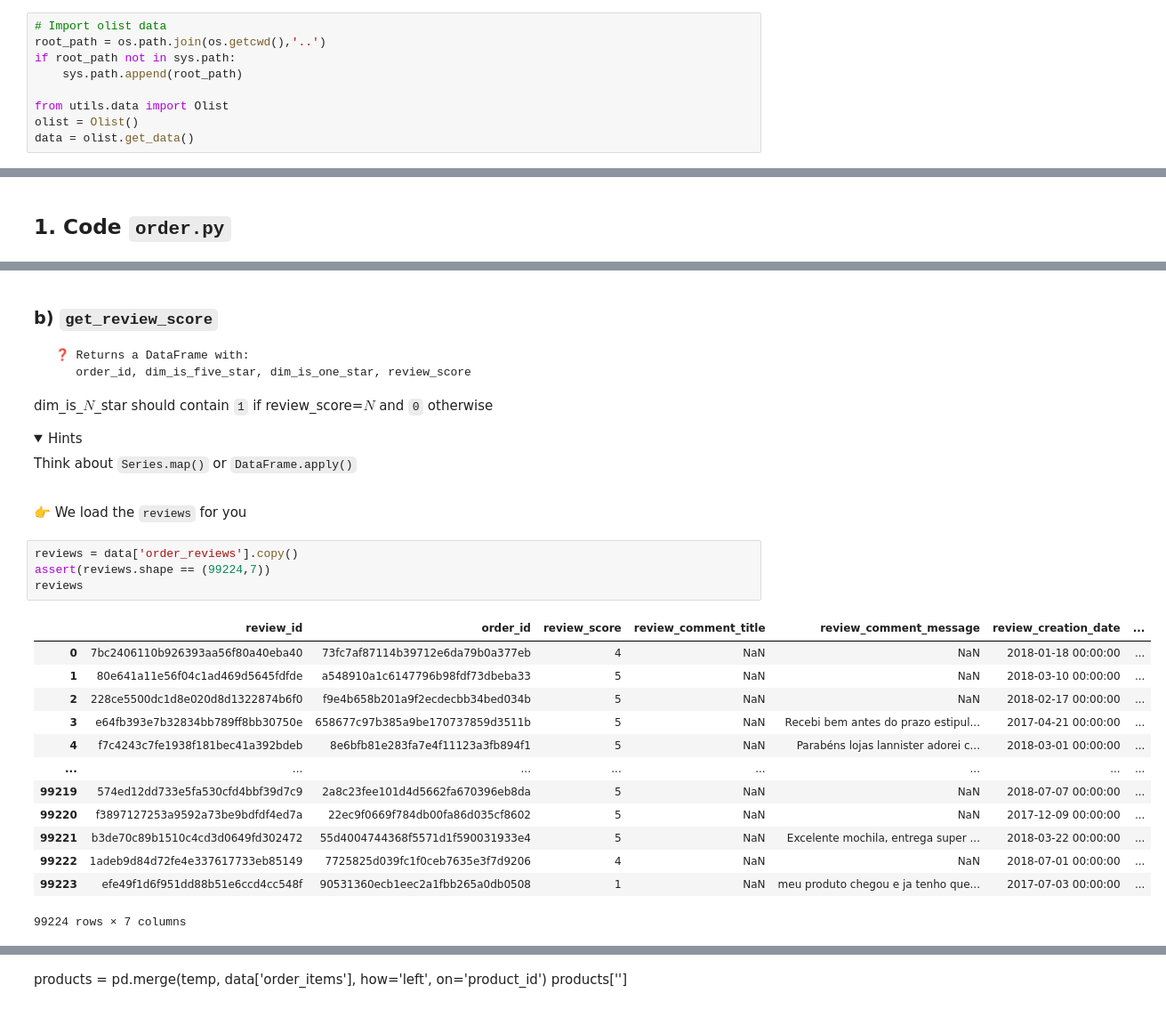
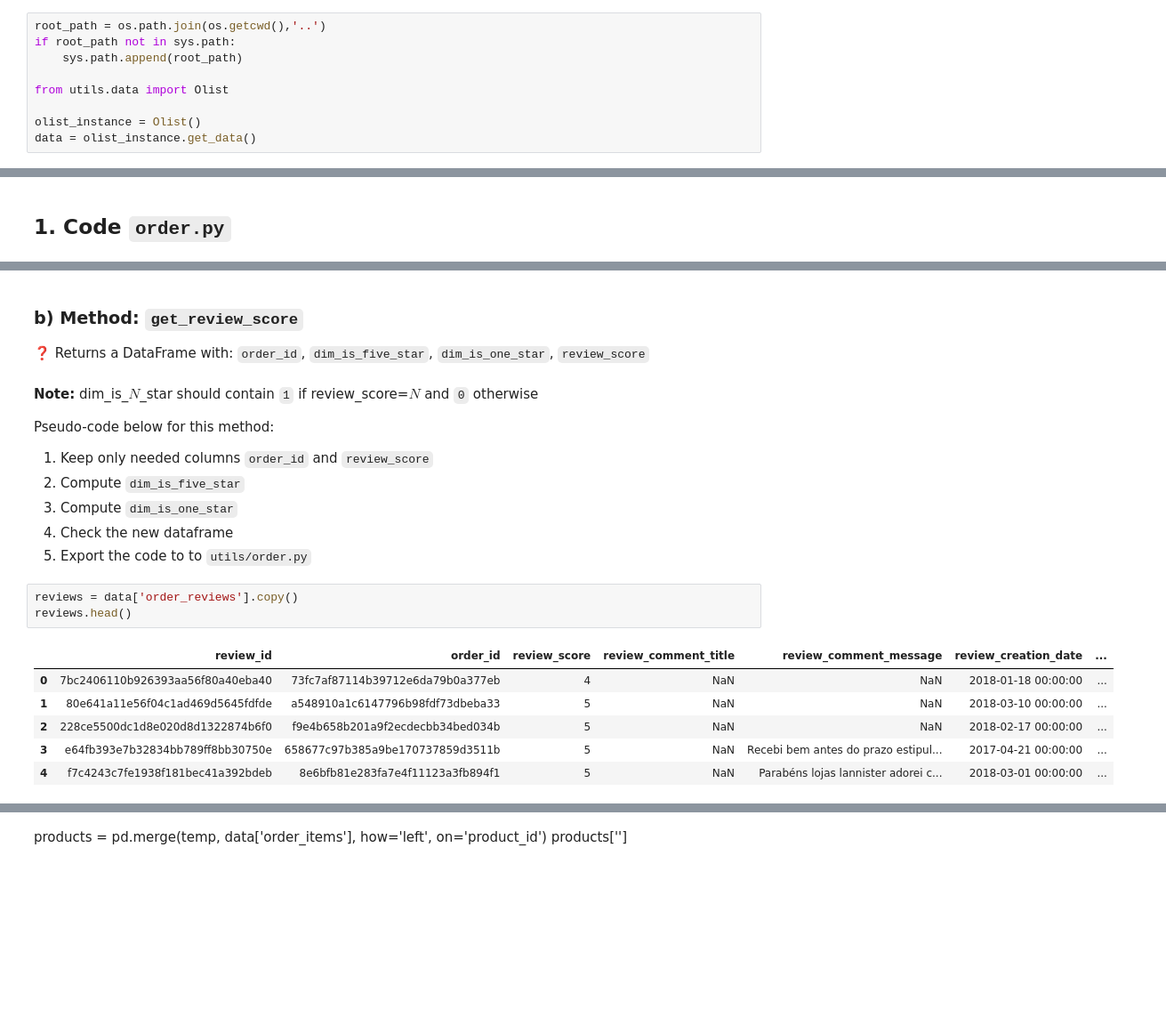
Before and after one commit to Kaaykun/OlistAnalysis, a Jupyter notebook: notebooks/04_orders.ipynb, the cells around one changed output, grey strips where cells are left out. Shown at 89% size. Drawn from its saved outputs; the diff is of its cells as text; folded sections open; blank space fills up the shorter version.

```diff
--- a/notebooks/04_orders.ipynb
+++ b/notebooks/04_orders.ipynb
@@ -72,9 +43,9 @@ import matplotlib.pyplot as plt
 # %%
-# Import olist data
 root_path = os.path.join(os.getcwd(),'..')
 if root_path not in sys.path:
     sys.path.append(root_path)
 
 from utils.data import Olist
-olist = Olist()
-data = olist.get_data()
+
+olist_instance = Olist()
+data = olist_instance.get_data()
@@ -210,35 +115,26 @@ git push origin master
-# %% [markdown]
-### b) `get_review_score`
-     ❓ Returns a DataFrame with:
-        order_id, dim_is_five_star, dim_is_one_star, review_score
-
-dim_is_$N$_star should contain `1` if review_score=$N$ and `0` otherwise
-
-<details>
-    <summary markdown='span'>Hints</summary>
-
-Think about `Series.map()` or `DataFrame.apply()`
-
-</details>
-# %% [markdown]
-👉 We load the `reviews` for you
+# %% [markdown]
+### b) Method: `get_review_score`
+❓ Returns a DataFrame with:
+  `order_id`, `dim_is_five_star`, `dim_is_one_star`, `review_score`
+# %% [markdown]
+**Note:** dim_is_$N$_star should contain `1` if review_score=$N$ and `0` otherwise
+
+Pseudo-code below for this method:
+
+1. Keep only needed columns `order_id` and `review_score`
+2. Compute `dim_is_five_star`
+3. Compute `dim_is_one_star`
+4. Check the new dataframe
+5. Export the code to to `utils/order.py`
 # %%
 reviews = data['order_reviews'].copy()
-assert(reviews.shape == (99224,7))
-reviews
+reviews.head()
 # %% [output]
 |  | review_id | order_id | review_score | review_comment_title | review_comment_message | review_creation_date | ... |
 | 0 | 7bc2406110b926393aa56f80a40eba40 | 73fc7af87114b39712e6da79b0a377eb | 4 | NaN | NaN | 2018-01-18 00:00:00 | ... |
 | 1 | 80e641a11e56f04c1ad469d5645fdfde | a548910a1c6147796b98fdf73dbeba33 | 5 | NaN | NaN | 2018-03-10 00:00:00 | ... |
 | 2 | 228ce5500dc1d8e020d8d1322874b6f0 | f9e4b658b201a9f2ecdecbb34bed034b | 5 | NaN | NaN | 2018-02-17 00:00:00 | ... |
 | 3 | e64fb393e7b32834bb789ff8bb30750e | 658677c97b385a9be170737859d3511b | 5 | NaN | Recebi bem antes do prazo estipul... | 2017-04-21 00:00:00 | ... |
 | 4 | f7c4243c7fe1938f181bec41a392bdeb | 8e6bfb81e283fa7e4f11123a3fb894f1 | 5 | NaN | Parabéns lojas lannister adorei c... | 2018-03-01 00:00:00 | ... |
-| ... | ... | ... | ... | ... | ... | ... | ... |
-| 99219 | 574ed12dd733e5fa530cfd4bbf39d7c9 | 2a8c23fee101d4d5662fa670396eb8da | 5 | NaN | NaN | 2018-07-07 00:00:00 | ... |
-| 99220 | f3897127253a9592a73be9bdfdf4ed7a | 22ec9f0669f784db00fa86d035cf8602 | 5 | NaN | NaN | 2017-12-09 00:00:00 | ... |
-| 99221 | b3de70c89b1510c4cd3d0649fd302472 | 55d4004744368f5571d1f590031933e4 | 5 | NaN | Excelente mochila, entrega super ... | 2018-03-22 00:00:00 | ... |
-| 99222 | 1adeb9d84d72fe4e337617733eb85149 | 7725825d039fc1f0ceb7635e3f7d9206 | 4 | NaN | NaN | 2018-07-01 00:00:00 | ... |
-| 99223 | efe49f1d6f951dd88b51e6ccd4cc548f | 90531360ecb1eec2a1fbb265a0db0508 | 1 | NaN | meu produto chegou e ja tenho que... | 2017-07-03 00:00:00 | ... |
-99224 rows × 7 columns
 # %%
 reviews = reviews[['order_id', 'review_score']]
```
Also changed, not shown: parts of 81 cells of this notebook, 1 other file.
